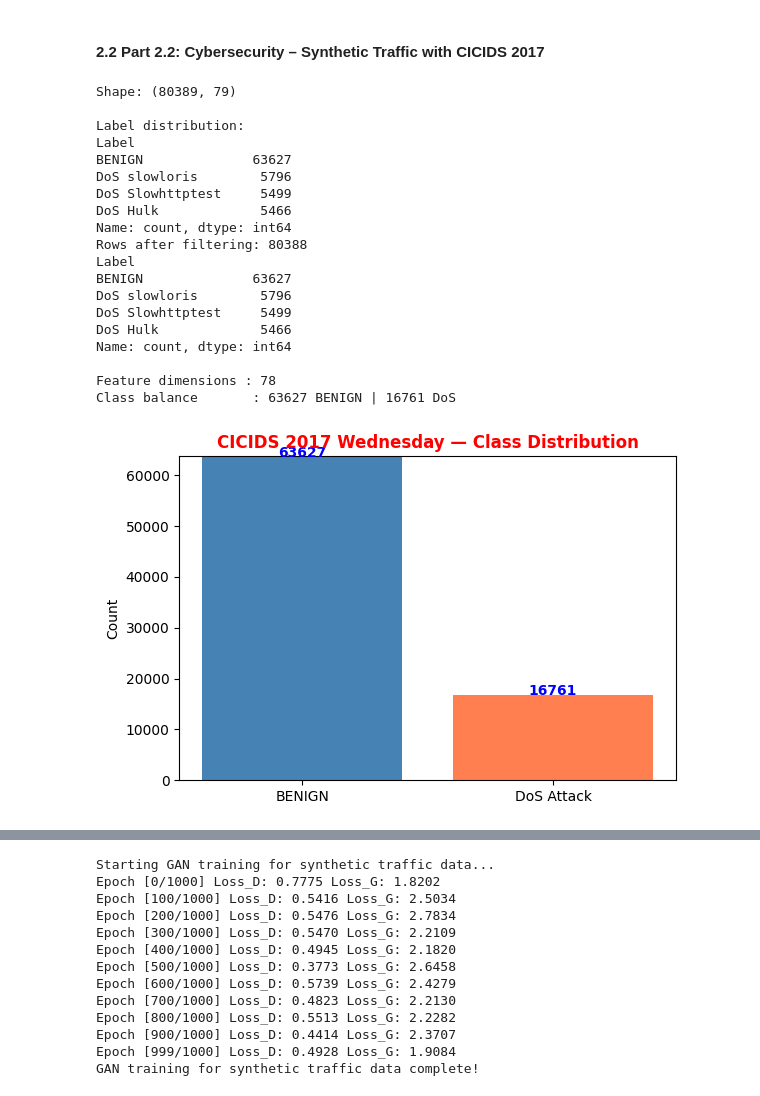
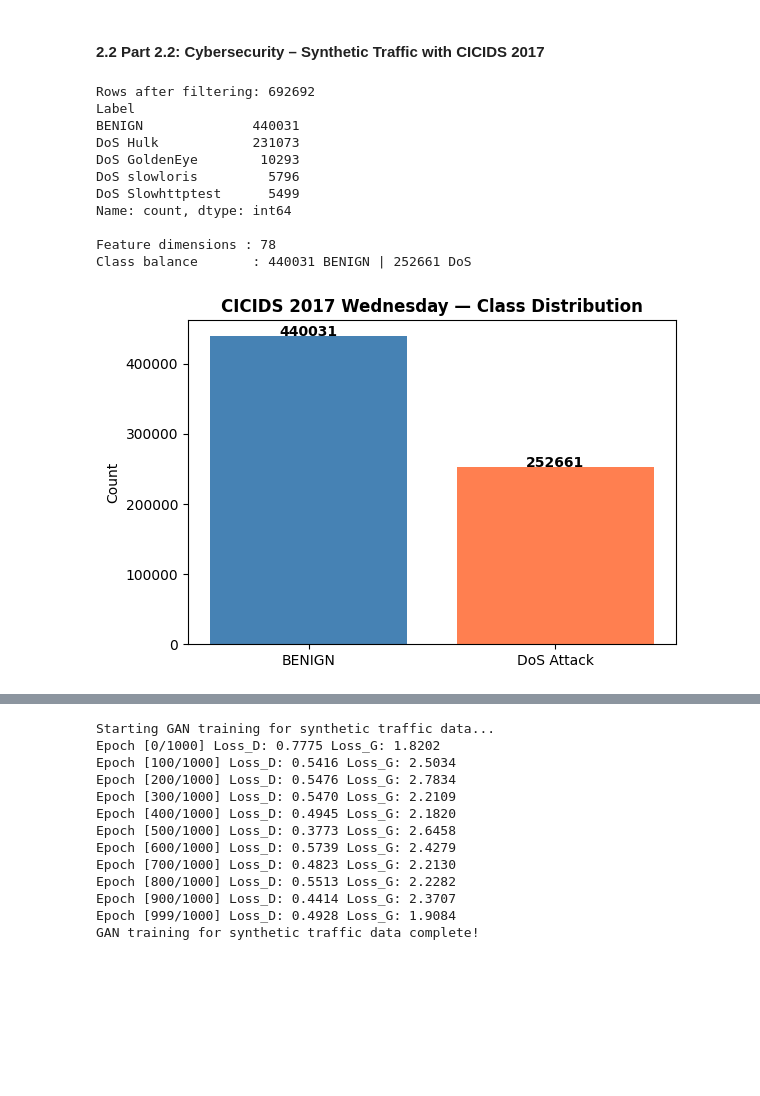
Before and after one commit to meghana2343/datascience, a Jupyter notebook: GANs.ipynb, the cells around one changed output, grey strips where cells are left out. Cells and saved outputs as stored; diff of their text form; code cells hidden in the pictures; blank space fills up the shorter version.

```diff
--- a/GANs.ipynb
+++ b/GANs.ipynb
@@ -312,6 +329,21 @@ import numpy as np
 # Ensure class_names and counts (for label_counts) are available from previous cells
 # class_names is available in the kernel state.
 # counts is available in the kernel state, representing the label counts.
+
+# Retrieve class names from the info dictionary (from cell ecede681)
+class_names = list(info['label'].values())
+
+# Calculate counts for each class from the training dataset
+# Iterate through the dataset to get labels and count their occurrences
+import collections
+label_counts_dict = collections.defaultdict(int)
+for _, label in train_blood:
+    # Fix for DeprecationWarning: explicitly get scalar from array or tensor
+    label_counts_dict[int(label.item())] += 1
+
+# Convert the dictionary to a list in the correct order for plotting
+counts = [label_counts_dict[i] for i in range(len(class_names))]
+
 label_counts = counts
 
 # Create a new figure and an Axes object for the bar chart
@@ -645,24 +630,8 @@ NameError: name 'g_loss_blood' is not defined
 # %% [markdown]
 #### 2.2 Part 2.2: Cybersecurity – Synthetic Traffic with CICIDS 2017
 # %%
-import pandas as pd
-import numpy as np
-import torch
-from sklearn.preprocessing import StandardScaler
-import matplotlib.pyplot as plt
 
-FILE_PATH = '/content/Wednesday-workingHours.pcap_ISCX.csv'
-
-# ── Load the dataset
-df = pd.read_csv(FILE_PATH, low_memory=False)
-df.columns = df.columns.str.strip()
-
-print(f'Shape: {df.shape}')
-print(f'\nLabel distribution:')
-print(df['Label'].value_counts())
-
-
-# Preprocess CICIDS
+# : Preprocess CICIDS — keep BENIGN + DoS only, clean and normalise
 
 
 def preprocess_cicids(df: pd.DataFrame):
@@ -674,7 +643,8 @@ def preprocess_cicids(df: pd.DataFrame):
     print(df['Label'].value_counts())
 
     # Extract labels
-    y = (df['Label'] != 'BENIGN').astype(int).values
+    y = (df['Label'] != 'BENIGN').astype(int).values   # 0=benign, 1=attack
+
     # Drop non-feature columns
     drop_cols = ['Label', 'Flow ID', ' Source IP', ' Source Port',
                  ' Destination IP', ' Destination Port', ' Timestamp']
@@ -688,53 +658,44 @@ def preprocess_cicids(df: pd.DataFrame):
     X.replace([np.inf, -np.inf], np.nan, inplace=True)
     X.fillna(X.median(), inplace=True)
 
     feature_names = X.columns.tolist()
 
     # Standardise
     scaler = StandardScaler()
     X_scaled = scaler.fit_transform(X).astype(np.float32)
 
     return X_scaled, y, feature_names
 
 
 X_cicids, y_cicids, feature_names = preprocess_cicids(df)
 N_FEATURES = X_cicids.shape[1]
 print(f'\nFeature dimensions : {N_FEATURES}')
 print(f'Class balance       : {(y_cicids==0).sum()} BENIGN | {(y_cicids==1).sum()} DoS')
 
-# Class distribution plot
+# ── Class distribution plot ──────────────────────────────────────────────────
 fig, ax = plt.subplots(figsize=(6, 4))
 classes, counts = np.unique(y_cicids, return_counts=True)
 ax.bar(['BENIGN', 'DoS Attack'], counts, color=['steelblue', 'coral'])
-ax.set_title('CICIDS 2017 Wednesday — Class Distribution', fontweight='bold', color="red")
+ax.set_title('CICIDS 2017 Wednesday — Class Distribution', fontweight='bold')
 ax.set_ylabel('Count')
 for i, v in enumerate(counts):
-    ax.text(i, v + 50, str(v), ha='center', fontweight='bold', color="blue")
-ax.set_ylim(0, max(counts) + 100)
+    ax.text(i, v + 50, str(v), ha='center', fontweight='bold')
 plt.tight_layout()
 plt.savefig('cicids_class_dist.png', dpi=150)
 plt.show()
 # %% [output]
-Shape: (80389, 79)
-
-Label distribution:
+Rows after filtering: 692692
 Label
-BENIGN              63627
-DoS slowloris        5796
-DoS Slowhttptest     5499
-DoS Hulk             5466
-Name: count, dtype: int64
-Rows after filtering: 80388
-Label
-BENIGN              63627
-DoS slowloris        5796
-DoS Slowhttptest     5499
-DoS Hulk             5466
+BENIGN              440031
+DoS Hulk            231073
+DoS GoldenEye        10293
+DoS slowloris         5796
+DoS Slowhttptest      5499
 Name: count, dtype: int64
 
 Feature dimensions : 78
-Class balance       : 63627 BENIGN | 16761 DoS
+Class balance       : 440031 BENIGN | 252661 DoS
-[figure, old version]
+[figure, new version]
 # %%
 import torch
 import torch.nn as nn
```
Also changed, not shown: parts of 12 cells of this notebook.
